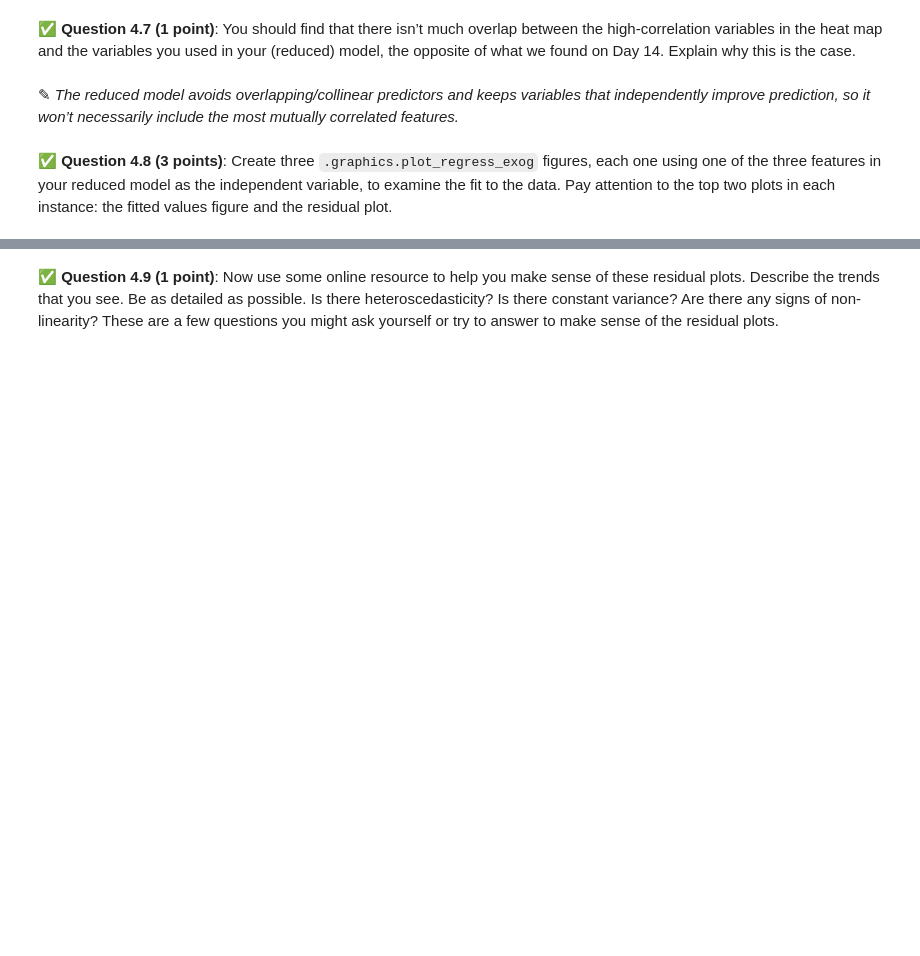
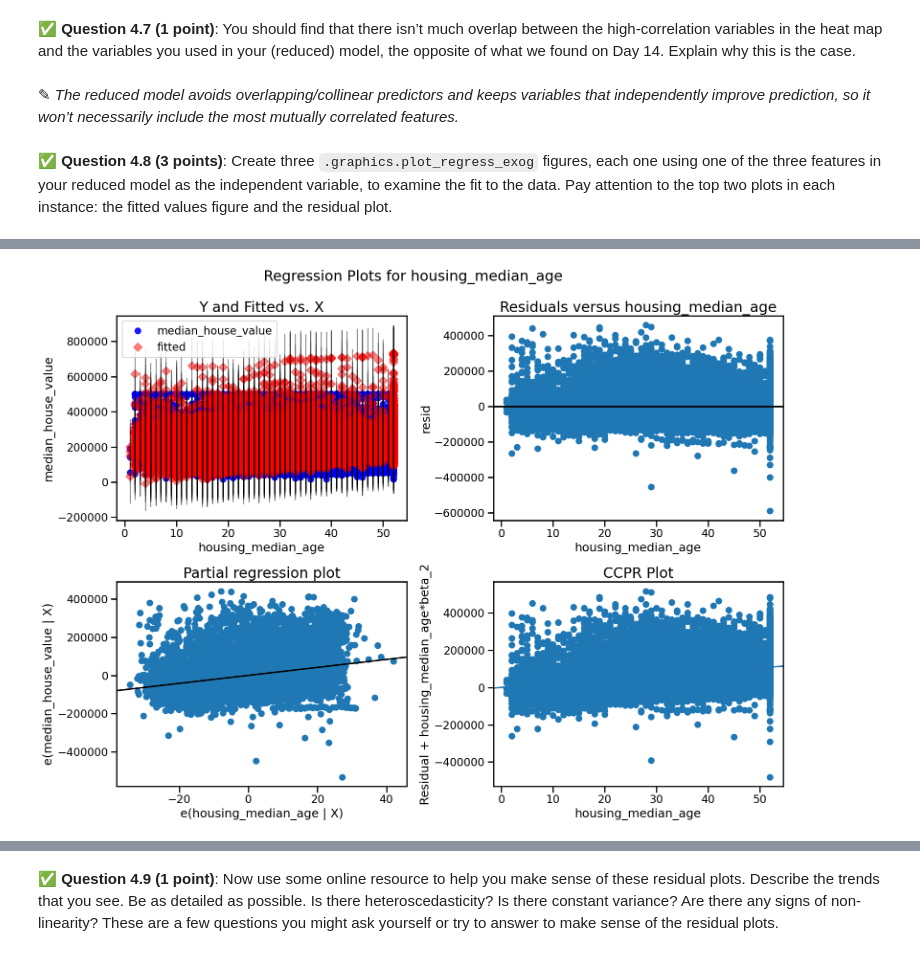
Before and after one commit to eliasel3-hub/CMSE202-f25-turnin, a Jupyter notebook: hw-03/HW-03_Regression-F25-STUDENT.ipynb, the cells around one changed output, grey strips where cells are left out. Cells and saved outputs as stored; diff of their text form; code cells hidden in the pictures; blank space fills up the shorter version.

```diff
--- a/hw-03/HW-03_Regression-F25-STUDENT.ipynb
+++ b/hw-03/HW-03_Regression-F25-STUDENT.ipynb
@@ -488,4 +506,7 @@ plt.show()
 # %%
-fig2 = sm.graphics.plot_regress_exog(model_3var, 'housing_median_age', fig=fig)
+fig_2=plt.figure(figsize=(16, 12))
+fig2 = sm.graphics.plot_regress_exog(model_3var, 'housing_median_age', fig=fig_2)
 plt.show()
+# %% [output]
+[figure, added]
 # %%
```
Also changed, not shown: parts of 28 cells of this notebook.
